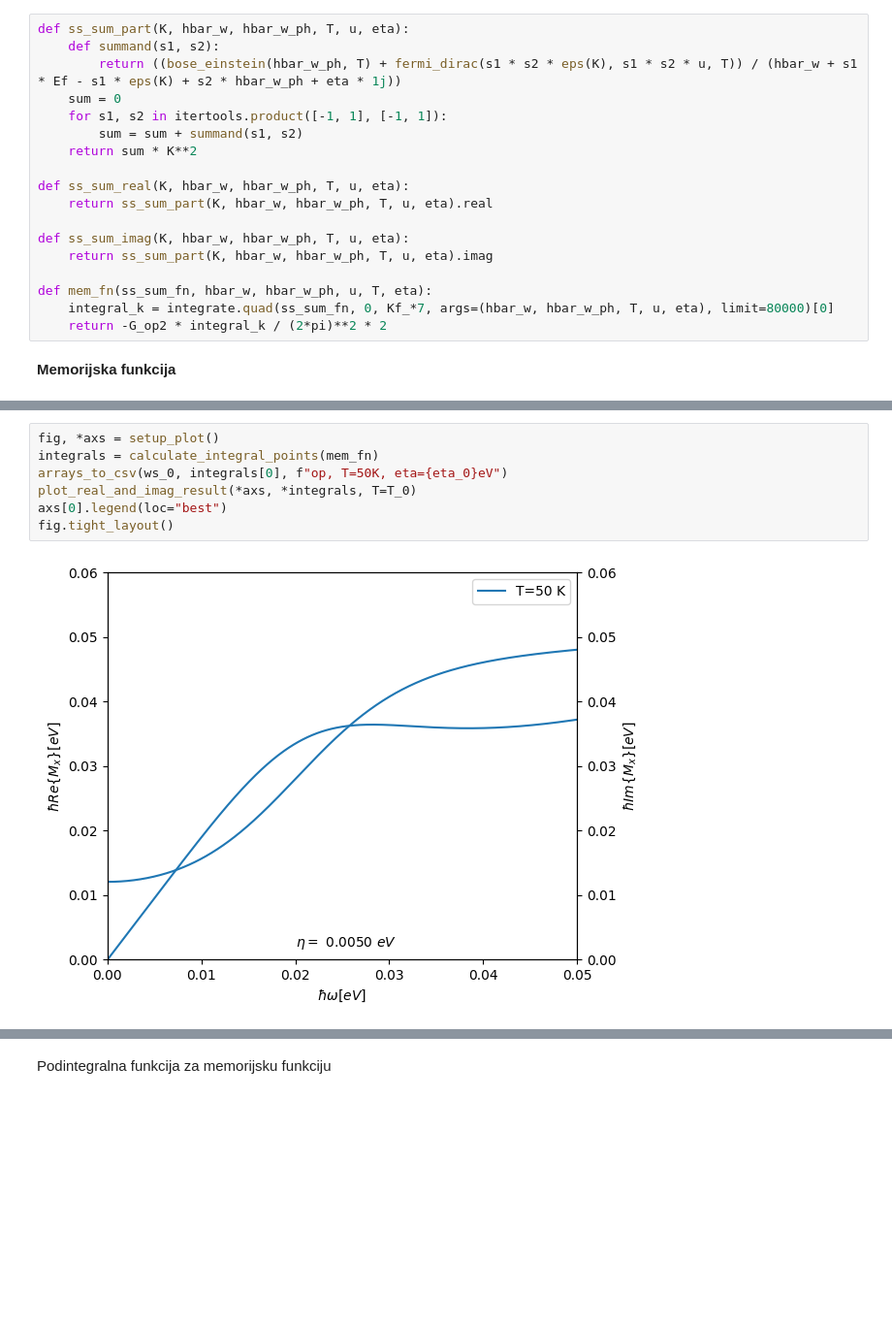
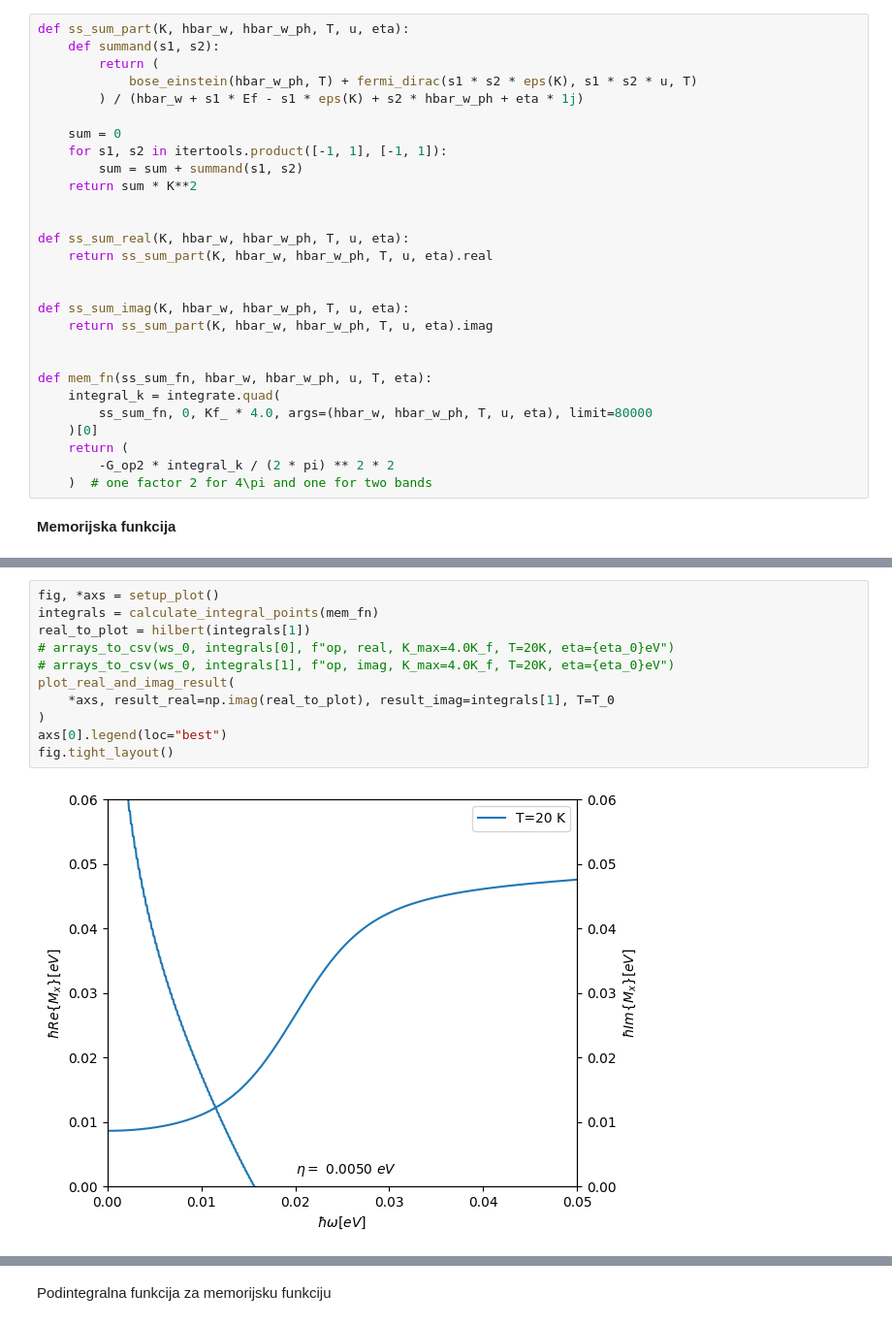
Before and after one commit to ppapac/24112024_memfn, a Jupyter notebook: MemoryDirac3D_012325.ipynb, the cells around one changed output, grey strips where cells are left out. Shown at 97% size. Drawn from its saved outputs; the diff is of its cells as text; blank space fills up the shorter version.

Commit message:
021325-w try hilbert, plot multiple bounds, fix  params

```diff
--- a/MemoryDirac3D_012325.ipynb
+++ b/MemoryDirac3D_012325.ipynb
@@ -81,21 +95,31 @@ def eps(K):
 # %%
 def ss_sum_part(K, hbar_w, hbar_w_ph, T, u, eta):
     def summand(s1, s2):
-        return ((bose_einstein(hbar_w_ph, T) + fermi_dirac(s1 * s2 * eps(K), s1 * s2 * u, T)) / (hbar_w + s1 * Ef - s1 * eps(K) + s2 * hbar_w_ph + eta * 1j))
+        return (
+            bose_einstein(hbar_w_ph, T) + fermi_dirac(s1 * s2 * eps(K), s1 * s2 * u, T)
+        ) / (hbar_w + s1 * Ef - s1 * eps(K) + s2 * hbar_w_ph + eta * 1j)
+
     sum = 0
     for s1, s2 in itertools.product([-1, 1], [-1, 1]):
         sum = sum + summand(s1, s2)
     return sum * K**2
 
+
 def ss_sum_real(K, hbar_w, hbar_w_ph, T, u, eta):
     return ss_sum_part(K, hbar_w, hbar_w_ph, T, u, eta).real
+
 
 def ss_sum_imag(K, hbar_w, hbar_w_ph, T, u, eta):
     return ss_sum_part(K, hbar_w, hbar_w_ph, T, u, eta).imag
 
+
 def mem_fn(ss_sum_fn, hbar_w, hbar_w_ph, u, T, eta):
-    integral_k = integrate.quad(ss_sum_fn, 0, Kf_*7, args=(hbar_w, hbar_w_ph, T, u, eta), limit=80000)[0]
-    return -G_op2 * integral_k / (2*pi)**2 * 2
+    integral_k = integrate.quad(
+        ss_sum_fn, 0, Kf_ * 4.0, args=(hbar_w, hbar_w_ph, T, u, eta), limit=80000
+    )[0]
+    return (
+        -G_op2 * integral_k / (2 * pi) ** 2 * 2
+    )  # one factor 2 for 4\pi and one for two bands
 # %% [markdown]
 **Memorijska funkcija**
 # %%
@@ -142,12 +221,16 @@ def plot_result(ax, result, T=None, eta=None, ws=ws_0):
 # %%
 fig, *axs = setup_plot()
 integrals = calculate_integral_points(mem_fn)
-arrays_to_csv(ws_0, integrals[0], f"op, T=50K, eta={eta_0}eV")
-plot_real_and_imag_result(*axs, *integrals, T=T_0)
+real_to_plot = hilbert(integrals[1])
+# arrays_to_csv(ws_0, integrals[0], f"op, real, K_max=4.0K_f, T=20K, eta={eta_0}eV")
+# arrays_to_csv(ws_0, integrals[1], f"op, imag, K_max=4.0K_f, T=20K, eta={eta_0}eV")
+plot_real_and_imag_result(
+    *axs, result_real=np.imag(real_to_plot), result_imag=integrals[1], T=T_0
+)
 axs[0].legend(loc="best")
 fig.tight_layout()
 # %% [output]
-[figure, old version]
+[figure, new version]
 # %%
 fig, *axs = setup_plot(imag=False, y_lim=[0, 0.05])
 ws_to_plot = np.arange(0, 0.05, 0.00025)
```
Also changed, not shown: parts of 17 cells of this notebook, 24 other files.
